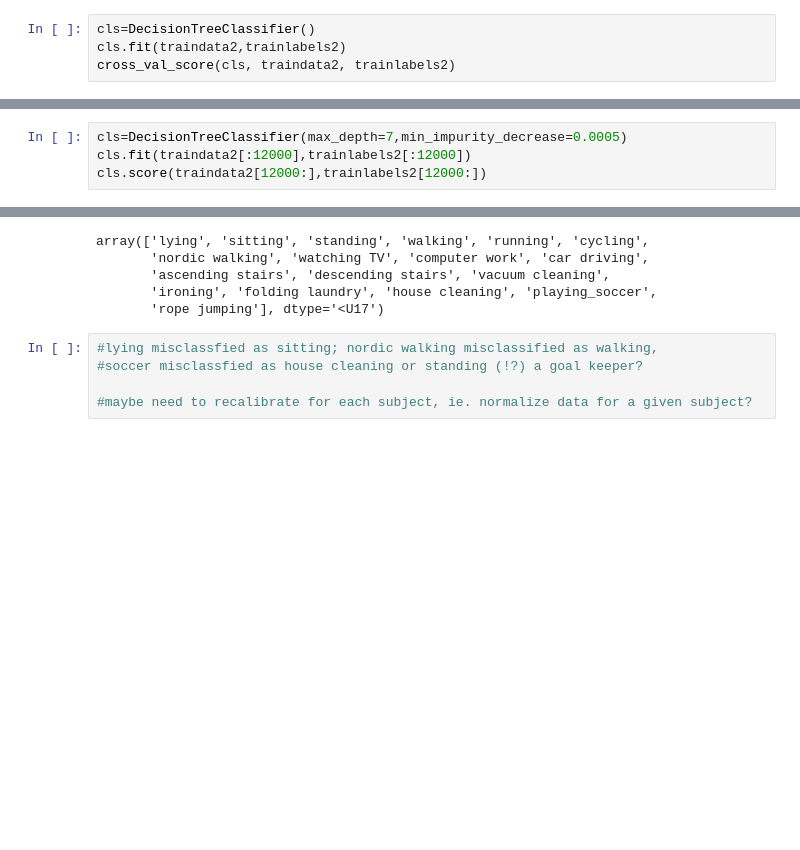
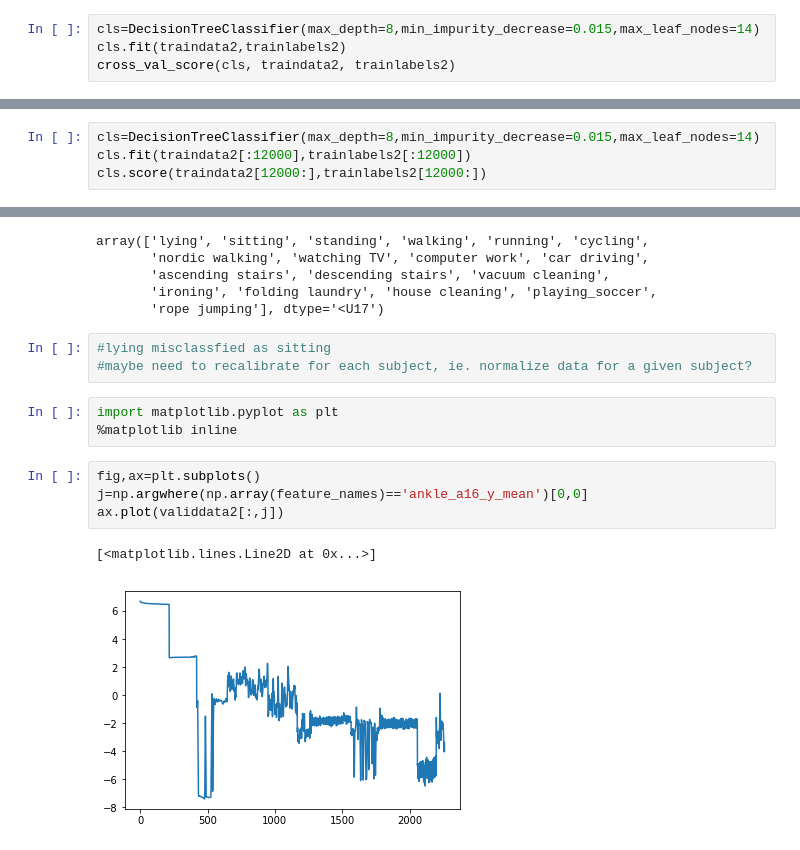
Before and after one commit to kcmeehan/BiometricsActivityClassification, a Jupyter notebook: decision_tree.ipynb, the cells around one changed output, grey strips where cells are left out. Cells and saved outputs as stored; diff of their text form; blank space fills up the shorter version.

```diff
--- a/decision_tree.ipynb
+++ b/decision_tree.ipynb
@@ -37,7 +37,7 @@ np.random.shuffle(datalabels)
 traindata2=datalabels[:,:98]
 trainlabels2=datalabels[:,-1]
 # %%
-cls=DecisionTreeClassifier()
+cls=DecisionTreeClassifier(max_depth=8,min_impurity_decrease=0.015,max_leaf_nodes=14)
 cls.fit(traindata2,trainlabels2)
 cross_val_score(cls, traindata2, trainlabels2)
 # %% [output]
@@ -45,5 +45,5 @@ array([0.99101366, 0.98758099, 0.98685869])
 # %%
-cls=DecisionTreeClassifier(max_depth=7,min_impurity_decrease=0.0005)
+cls=DecisionTreeClassifier(max_depth=8,min_impurity_decrease=0.015,max_leaf_nodes=14)
 cls.fit(traindata2[:12000],trainlabels2[:12000])
 cls.score(traindata2[12000:],trainlabels2[12000:])
 # %% [output]
@@ -188,7 +190,15 @@ array(['lying', 'sitting', 'standing', 'walking', 'running', 'cycling',
        'ironing', 'folding laundry', 'house cleaning', 'playing_soccer',
        'rope jumping'], dtype='<U17')
 # %%
-#lying misclassfied as sitting; nordic walking misclassified as walking,
-#soccer misclassfied as house cleaning or standing (!?) a goal keeper?
-
+#lying misclassfied as sitting
 #maybe need to recalibrate for each subject, ie. normalize data for a given subject?
+# %%
+import matplotlib.pyplot as plt
+%matplotlib inline
+# %%
+fig,ax=plt.subplots()
+j=np.argwhere(np.array(feature_names)=='ankle_a16_y_mean')[0,0]
+ax.plot(validdata2[:,j])
+# %% [output]
+[<matplotlib.lines.Line2D at 0x...>]
+[figure, added]
```
Also changed, not shown: parts of 11 cells of this notebook, 2 other files.
